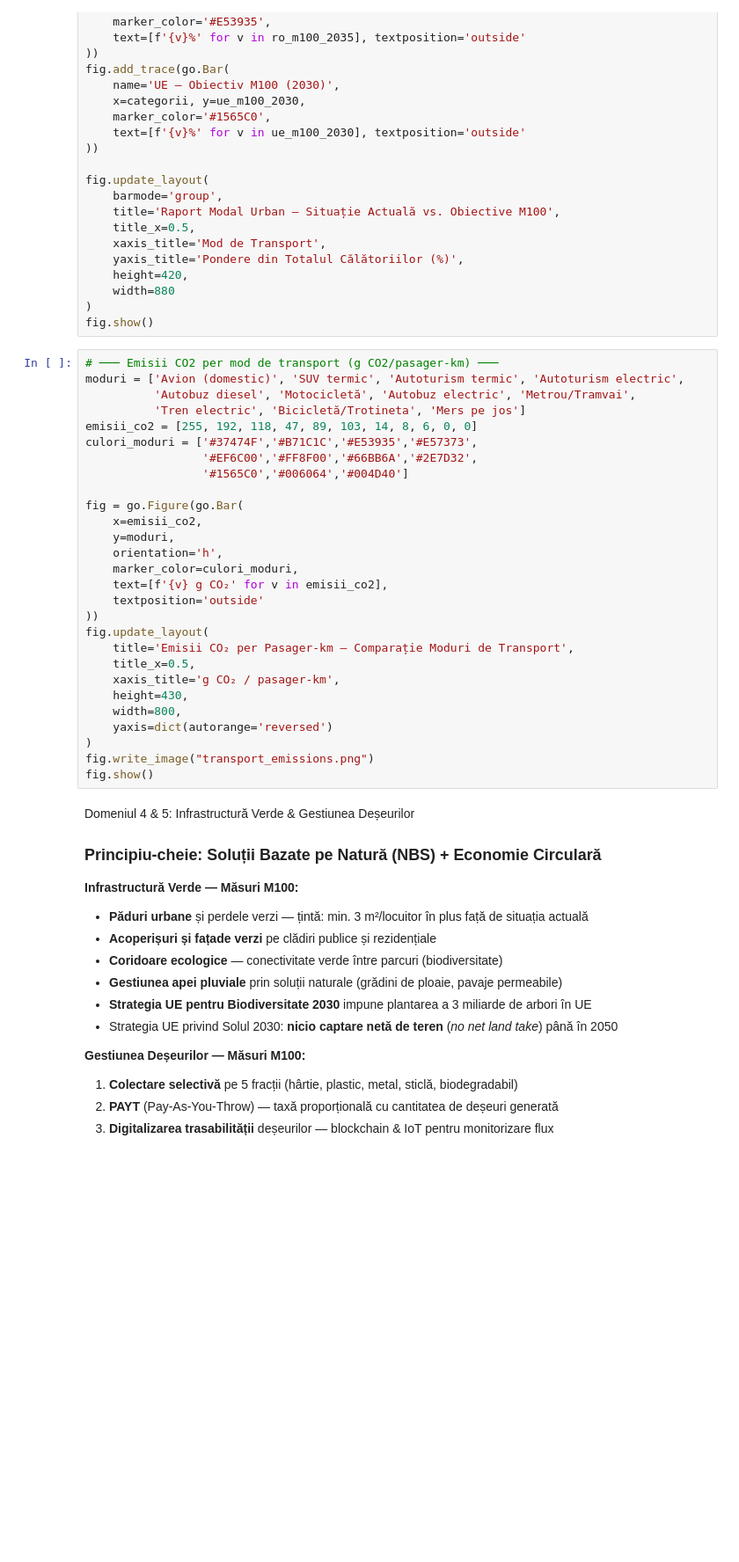
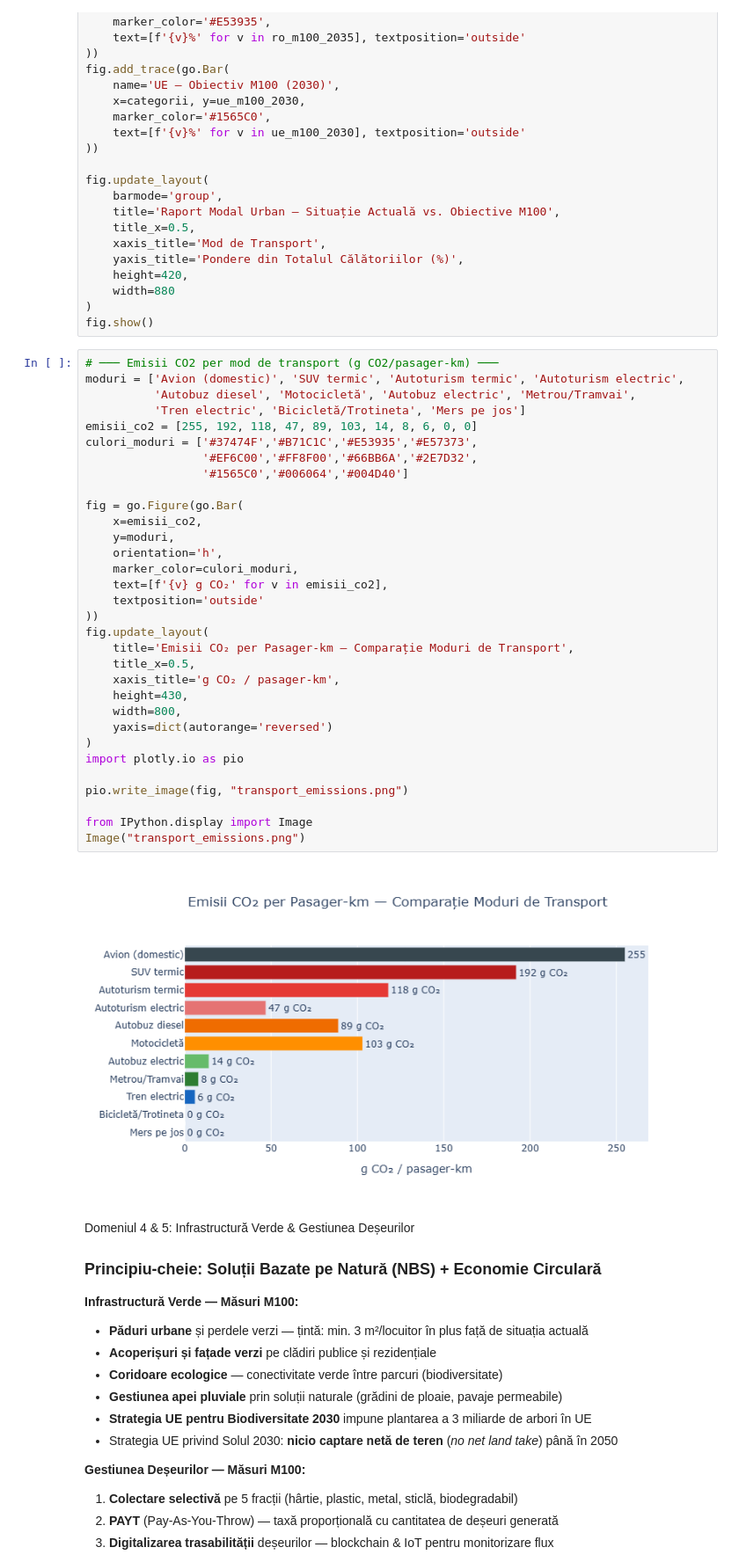
Before and after one commit to TimoscoAdelina/ICI_Proiect, a Jupyter notebook: notebooks/02_Romania_vs_Ue.ipynb, the cells around one changed output. Shown at 88% size. Drawn from its saved outputs; the diff is of its cells as text; blank space fills up the shorter version.

Commit message:
Added graphics

```diff
--- a/notebooks/02_Romania_vs_Ue.ipynb
+++ b/notebooks/02_Romania_vs_Ue.ipynb
@@ -1329,31 +1329,37 @@ fig.show()
 # %%
 # ─── Emisii CO2 per mod de transport (g CO2/pasager-km) ───
 moduri = ['Avion (domestic)', 'SUV termic', 'Autoturism termic', 'Autoturism electric',
           'Autobuz diesel', 'Motocicletă', 'Autobuz electric', 'Metrou/Tramvai',
           'Tren electric', 'Bicicletă/Trotineta', 'Mers pe jos']
 emisii_co2 = [255, 192, 118, 47, 89, 103, 14, 8, 6, 0, 0]
 culori_moduri = ['#37474F','#B71C1C','#E53935','#E57373',
                  '#EF6C00','#FF8F00','#66BB6A','#2E7D32',
                  '#1565C0','#006064','#004D40']
 
 fig = go.Figure(go.Bar(
     x=emisii_co2,
     y=moduri,
     orientation='h',
     marker_color=culori_moduri,
     text=[f'{v} g CO₂' for v in emisii_co2],
     textposition='outside'
 ))
 fig.update_layout(
     title='Emisii CO₂ per Pasager-km — Comparație Moduri de Transport',
     title_x=0.5,
     xaxis_title='g CO₂ / pasager-km',
     height=430,
     width=800,
     yaxis=dict(autorange='reversed')
 )
-fig.write_image("transport_emissions.png")
-fig.show()
+import plotly.io as pio
+
+pio.write_image(fig, "transport_emissions.png")
+
+from IPython.display import Image
+Image("transport_emissions.png")
+# %% [output]
+[figure, added]
 # %% [markdown]
 Domeniul 4 & 5: Infrastructură Verde & Gestiunea Deșeurilor
 ### Principiu-cheie: Soluții Bazate pe Natură (NBS) + Economie Circulară
```
